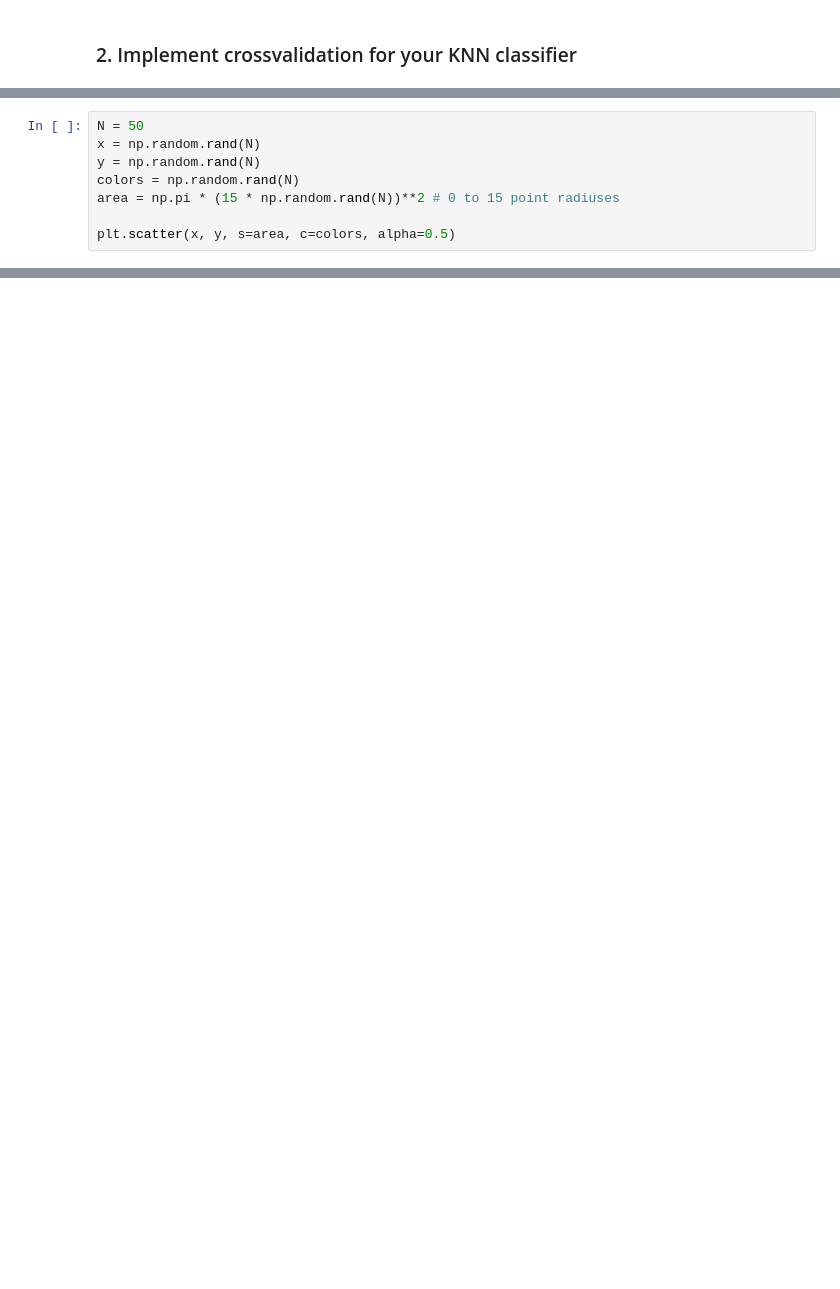
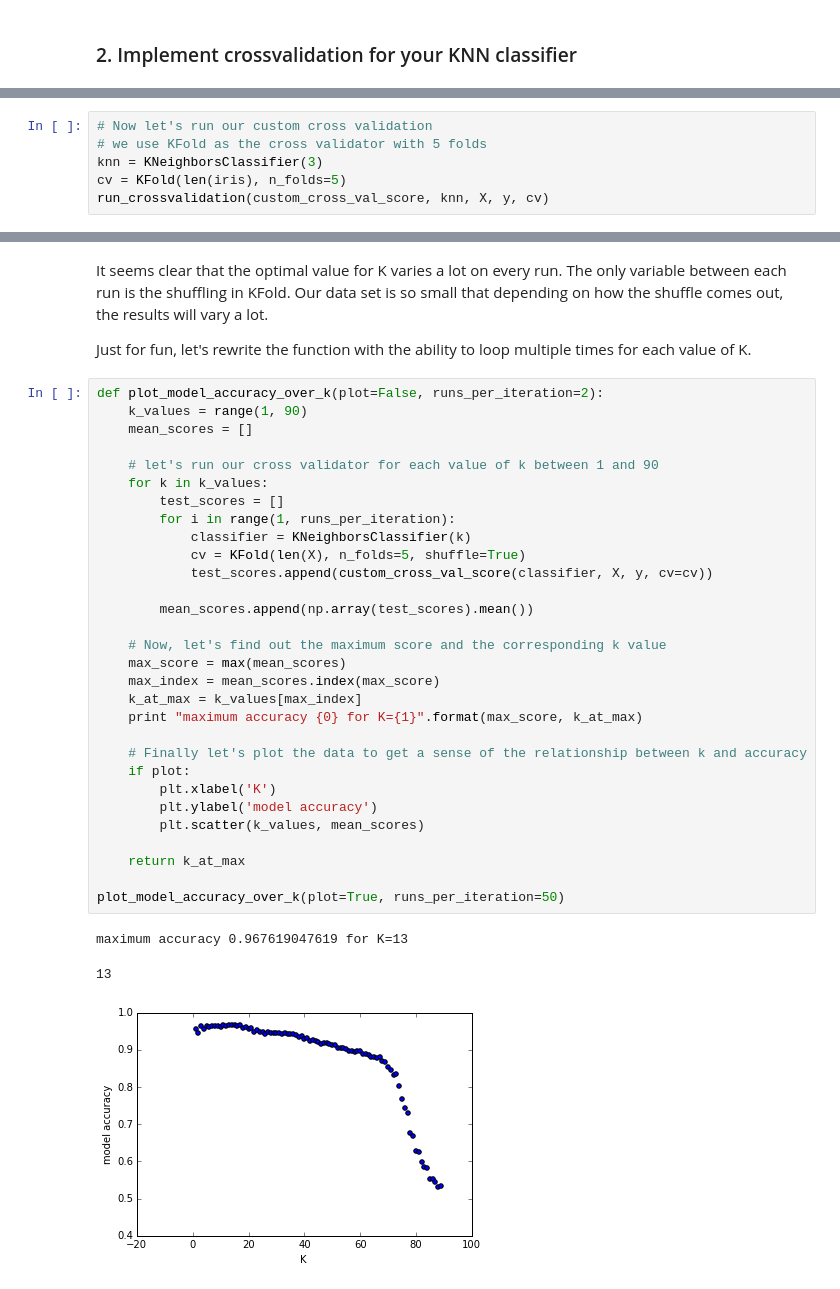
Before and after one commit to regabi/DAT_SF_10, a Jupyter notebook: Homework/HW2/HW2.ipynb, the cells around one changed output, grey strips where cells are left out. Saved outputs shown, nothing was run; the diff lists cells and outputs as text; blank space fills up the shorter version.

```diff
--- a/Homework/HW2/HW2.ipynb
+++ b/Homework/HW2/HW2.ipynb
@@ -93,0 +129,6 @@ np.array(crossvalidateModel(KNeighborsClassifier(6), X, y)).mean()
+# %%
+# Now let's run our custom cross validation
+# we use KFold as the cross validator with 5 folds
+knn = KNeighborsClassifier(3)
+cv = KFold(len(iris), n_folds=5)
+run_crossvalidation(custom_cross_val_score, knn, X, y, cv)
@@ -160,8 +193,0 @@ plt.plot(x, np.sin(x**2))
-# %%
-N = 50
-x = np.random.rand(N)
-y = np.random.rand(N)
-colors = np.random.rand(N)
-area = np.pi * (15 * np.random.rand(N))**2 # 0 to 15 point radiuses
-
-plt.scatter(x, y, s=area, c=colors, alpha=0.5)
@@ -203,0 +207,38 @@ plt.scatter(iris[v3]['sepal length'],
+# %% [markdown]
+It seems clear that the optimal value for K varies a lot on every run. The only variable between each run is the shuffling in KFold. Our data set is so small that depending on how the shuffle comes out, the results will vary a lot.
+
+Just for fun, let's rewrite the function with the ability to loop multiple times for each value of K.
+# %%
+def plot_model_accuracy_over_k(plot=False, runs_per_iteration=2):
+    k_values = range(1, 90)
+    mean_scores = []
+
+    # let's run our cross validator for each value of k between 1 and 90
+    for k in k_values:
+        test_scores = []
+        for i in range(1, runs_per_iteration):
+            classifier = KNeighborsClassifier(k)
+            cv = KFold(len(X), n_folds=5, shuffle=True)
+            test_scores.append(custom_cross_val_score(classifier, X, y, cv=cv))
+
+        mean_scores.append(np.array(test_scores).mean())
+
+    # Now, let's find out the maximum score and the corresponding k value
+    max_score = max(mean_scores)
+    max_index = mean_scores.index(max_score)
+    k_at_max = k_values[max_index]
+    print "maximum accuracy {0} for K={1}".format(max_score, k_at_max)
+
+    # Finally let's plot the data to get a sense of the relationship between k and accuracy
+    if plot:
+        plt.xlabel('K')
+        plt.ylabel('model accuracy')
+        plt.scatter(k_values, mean_scores)
+
+    return k_at_max
+
+plot_model_accuracy_over_k(plot=True, runs_per_iteration=50)
+# %% [output]
+maximum accuracy 0.967619047619 for K=13
+13
+[figure, added]
```
Also changed, not shown: parts of 37 cells of this notebook.
